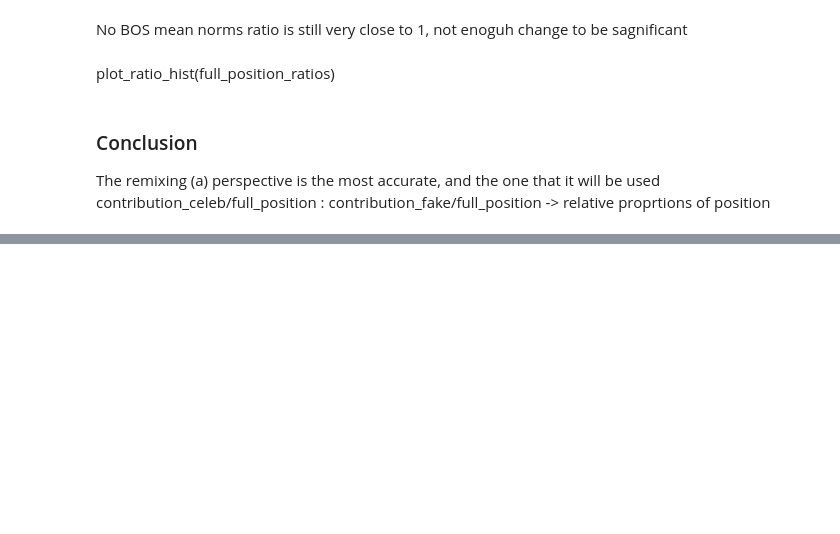
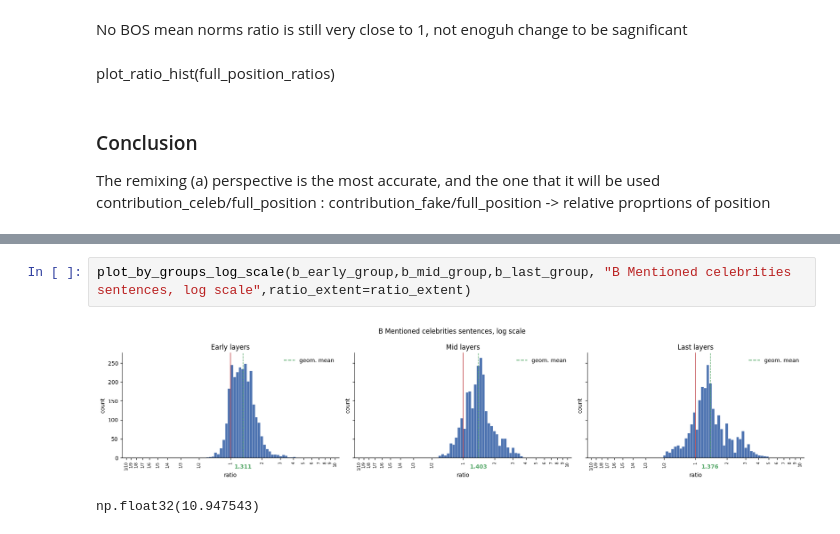
Before and after one commit to NegevTag/Visualizing-information-flow-in-transformers, a Jupyter notebook: real/science/experiment_1_celebrities/celebrity_experiment.ipynb, the cells around one changed output, grey strips where cells are left out. Cells and saved outputs as stored; diff of their text form; blank space fills up the shorter version.

```diff
--- a/real/science/experiment_1_celebrities/celebrity_experiment.ipynb
+++ b/real/science/experiment_1_celebrities/celebrity_experiment.ipynb
@@ -585,0 +1003,5 @@ contribution_celeb/full_position : contribution_fake/full_position -> relative p
+# %%
+plot_by_groups_log_scale(b_early_group,b_mid_group,b_last_group, "B Mentioned celebrities sentences, log scale",ratio_extent=ratio_extent)
+# %% [output]
+[figure, added]
+np.float32(10.947543)
```
Also changed, not shown: parts of 41 cells of this notebook, 4 other files.
